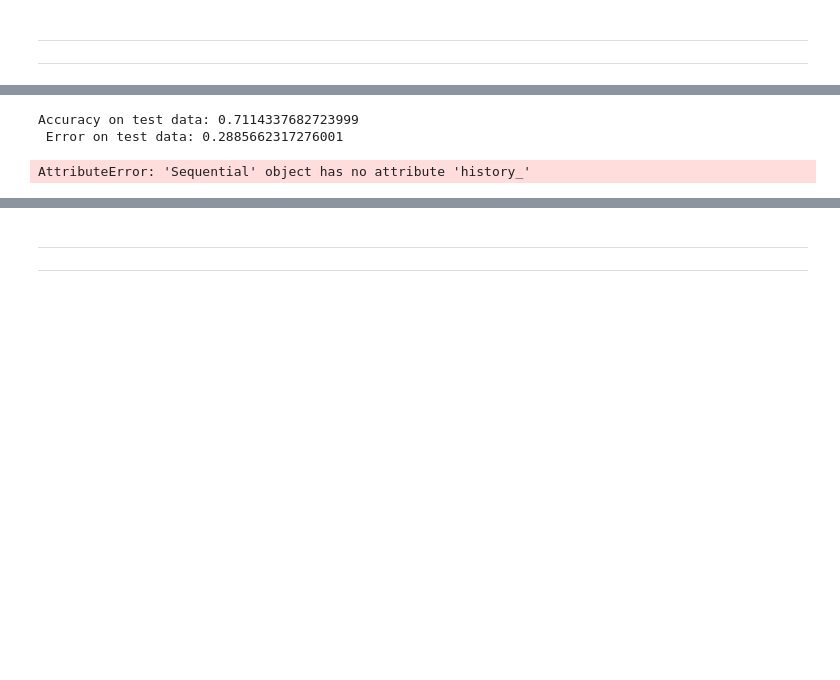
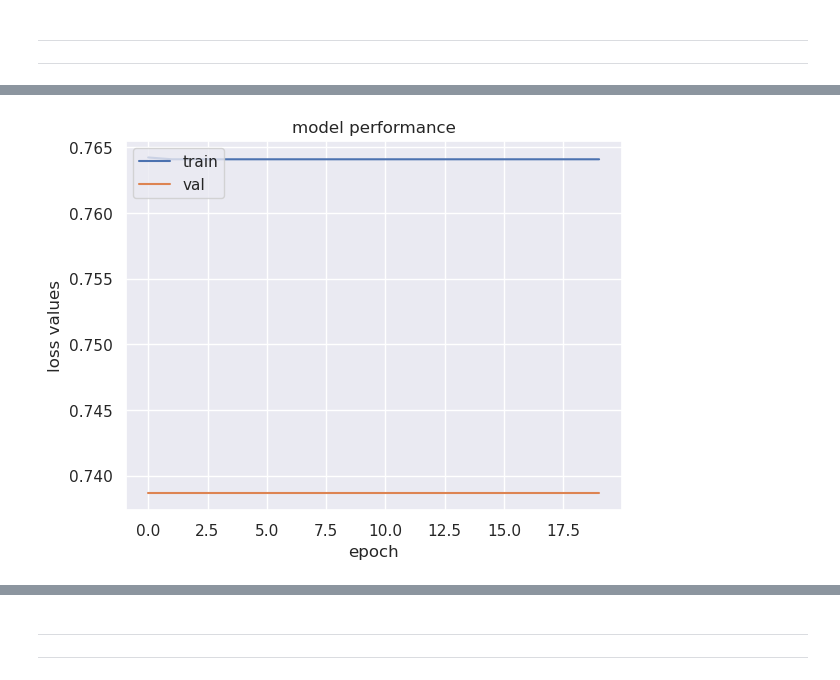
Before and after one commit to joaofaria19/DAA-Trabalho, a Jupyter notebook: competicao.ipynb, the cells around one changed output, grey strips where cells are left out. Drawn from its saved outputs; the diff is of its cells as text; code cells hidden in the pictures; blank space fills up the shorter version.

```diff
--- a/competicao.ipynb
+++ b/competicao.ipynb
@@ -932,0 +929,4 @@ _________________________________________________________________
+# %%
+grid_search = GridSearchCV(estimator=model,param_grid=param_grid,cv=kf,scoring='neg_mean_absolute_error',refit='True',verbose=1)
+# %%
+grid_search.fit(X_train_p,y_train_p)
@@ -932,0 +970,3 @@ _________________________________________________________________
+# %%
+best_mlp_model = grid_search.best_estimator_
+print(best_mlp_model)
@@ -933,4 +991,4 @@ _________________________________________________________________
 # %%
-model.fit(X_train_p,y_train_p,epochs=20,validation_data=(X_test_p,y_test_p),verbose=1)
+best_mlp_model.fit(X_train_p,y_train_p,epochs=20,validation_data=(X_test_p,y_test_p),verbose=1)
 # %% [output]
 Epoch 1/20
@@ -954,16 +1028,10 @@ Epoch 20/20
-# %%
-scores2 = model.evaluate(X_test_p, y_test_p, verbose=0)
-print('Accuracy on test data: {} \n Error on test data: {}'.format(scores2[1], 1 - scores2[1]))
-# %% [output]
-Accuracy on test data: 0.7114337682723999
- Error on test data: 0.2885662317276001
 # %%
-plt.plot(model.history_['loss'])
-plt.plot(model.history_['val_loss'])
+plt.plot(best_mlp_model.history_['loss'])
+plt.plot(best_mlp_model.history_['val_loss'])
 plt.title('model performance')
 plt.ylabel('loss values')
 plt.xlabel('epoch')
 plt.legend(['train','val'],loc='upper left')
 plt.show()
 # %% [output]
-AttributeError: 'Sequential' object has no attribute 'history_'
+[figure, added]
```
Also changed, not shown: parts of 21 cells of this notebook.
